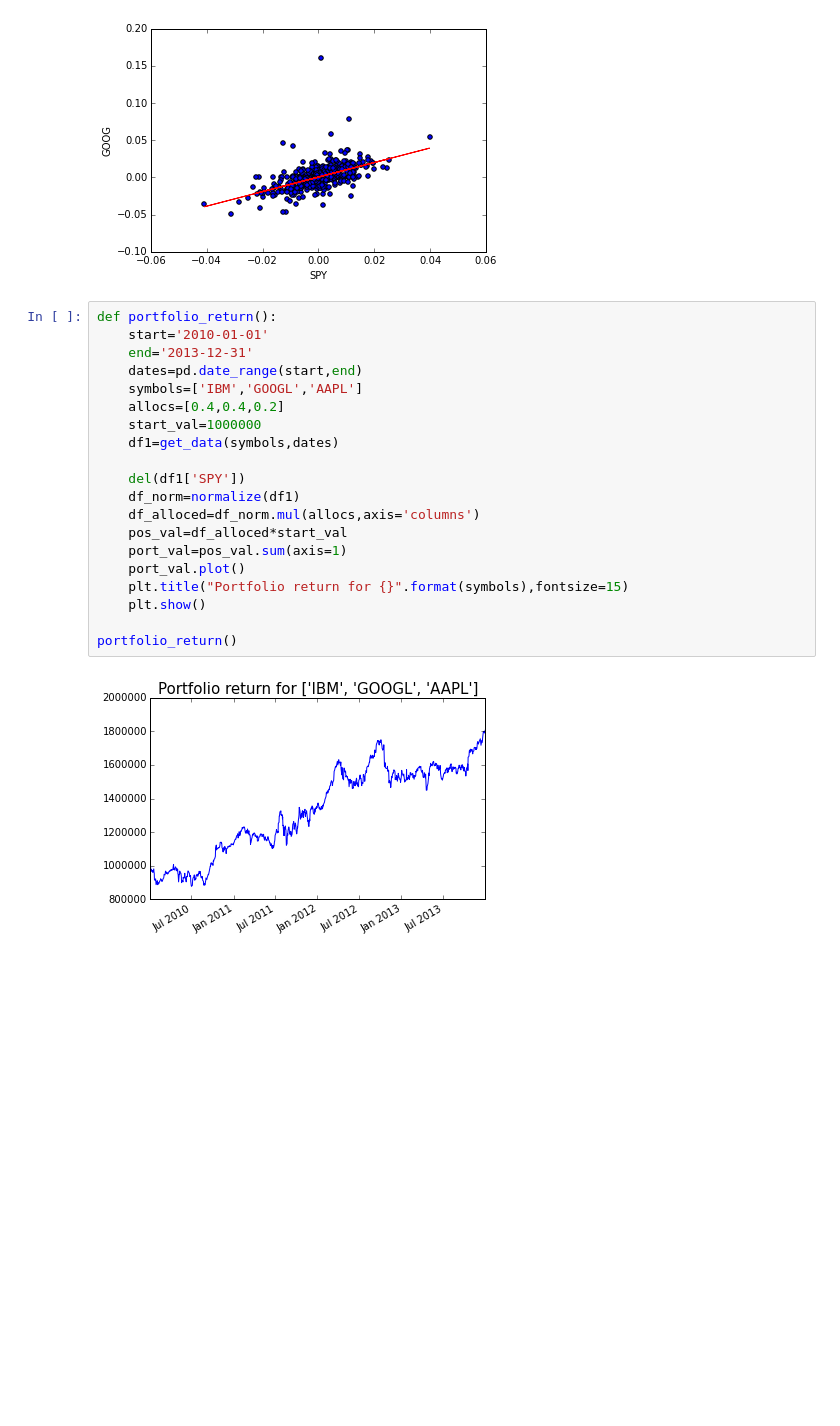
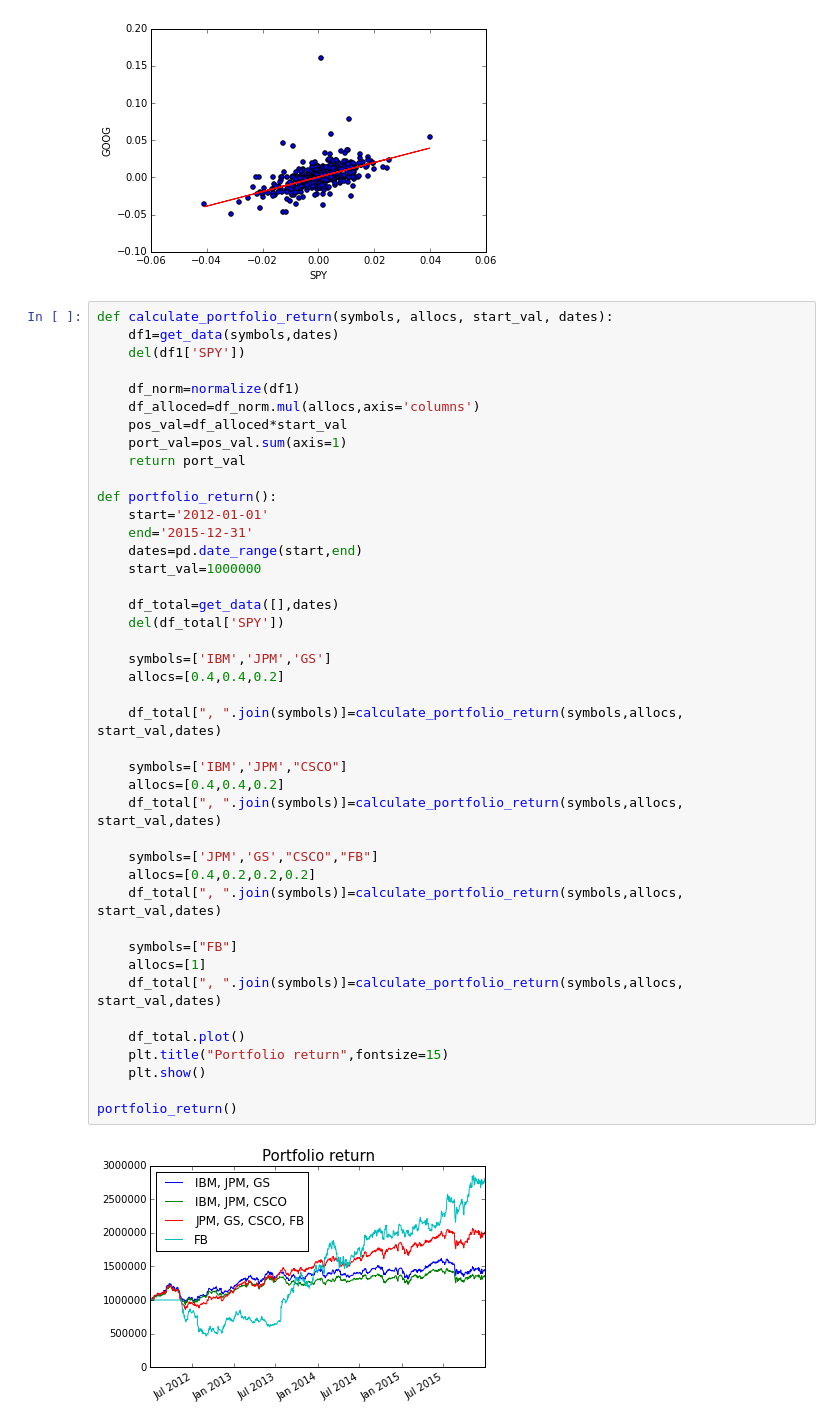
Before and after one commit to marek5050/machine_learning_for_trading, a Jupyter notebook: Machine_Learning_for_Finance.ipynb, the cells around one changed output. Saved outputs shown, nothing was run; the diff lists cells and outputs as text; blank space fills up the shorter version.

Commit message:
now supports comparing multiple portfolios

```diff
--- a/Machine_Learning_for_Finance.ipynb
+++ b/Machine_Learning_for_Finance.ipynb
@@ -71,25 +71,47 @@ GOOG  0.539044  0.385666  0.317306  1.000000
 [figure]
 [figure]
 [figure]
-# %%
-def portfolio_return():
-    start='2010-01-01'
-    end='2013-12-31'
-    dates=pd.date_range(start,end)
-    symbols=['IBM','GOOGL','AAPL']
-    allocs=[0.4,0.4,0.2]
-    start_val=1000000
-    df1=get_data(symbols,dates)
-
-    del(df1['SPY'])
-    df_norm=normalize(df1)
-    df_alloced=df_norm.mul(allocs,axis='columns')
-    pos_val=df_alloced*start_val
-    port_val=pos_val.sum(axis=1)
-    port_val.plot()
-    plt.title("Portfolio return for {}".format(symbols),fontsize=15)
-    plt.show()
-
-portfolio_return()
-# %% [output]
-[figure, removed]
+# %%
+def calculate_portfolio_return(symbols, allocs, start_val, dates):
+    df1=get_data(symbols,dates)
+    del(df1['SPY'])
+
+    df_norm=normalize(df1)
+    df_alloced=df_norm.mul(allocs,axis='columns')
+    pos_val=df_alloced*start_val
+    port_val=pos_val.sum(axis=1)
+    return port_val
+
+def portfolio_return():
+    start='2012-01-01'
+    end='2015-12-31'
+    dates=pd.date_range(start,end)
+    start_val=1000000
+
+    df_total=get_data([],dates)
+    del(df_total['SPY'])
+
+    symbols=['IBM','JPM','GS']
+    allocs=[0.4,0.4,0.2]
+
+    df_total[", ".join(symbols)]=calculate_portfolio_return(symbols,allocs, start_val,dates)
+
+    symbols=['IBM','JPM',"CSCO"]
+    allocs=[0.4,0.4,0.2]
+    df_total[", ".join(symbols)]=calculate_portfolio_return(symbols,allocs, start_val,dates)
+
+    symbols=['JPM','GS',"CSCO","FB"]
+    allocs=[0.4,0.2,0.2,0.2]
+    df_total[", ".join(symbols)]=calculate_portfolio_return(symbols,allocs, start_val,dates)
+
+    symbols=["FB"]
+    allocs=[1]
+    df_total[", ".join(symbols)]=calculate_portfolio_return(symbols,allocs, start_val,dates)
+
+    df_total.plot()
+    plt.title("Portfolio return",fontsize=15)
+    plt.show()
+
+portfolio_return()
+# %% [output]
+[figure, added]
```
Also changed, not shown: 1 other file.
